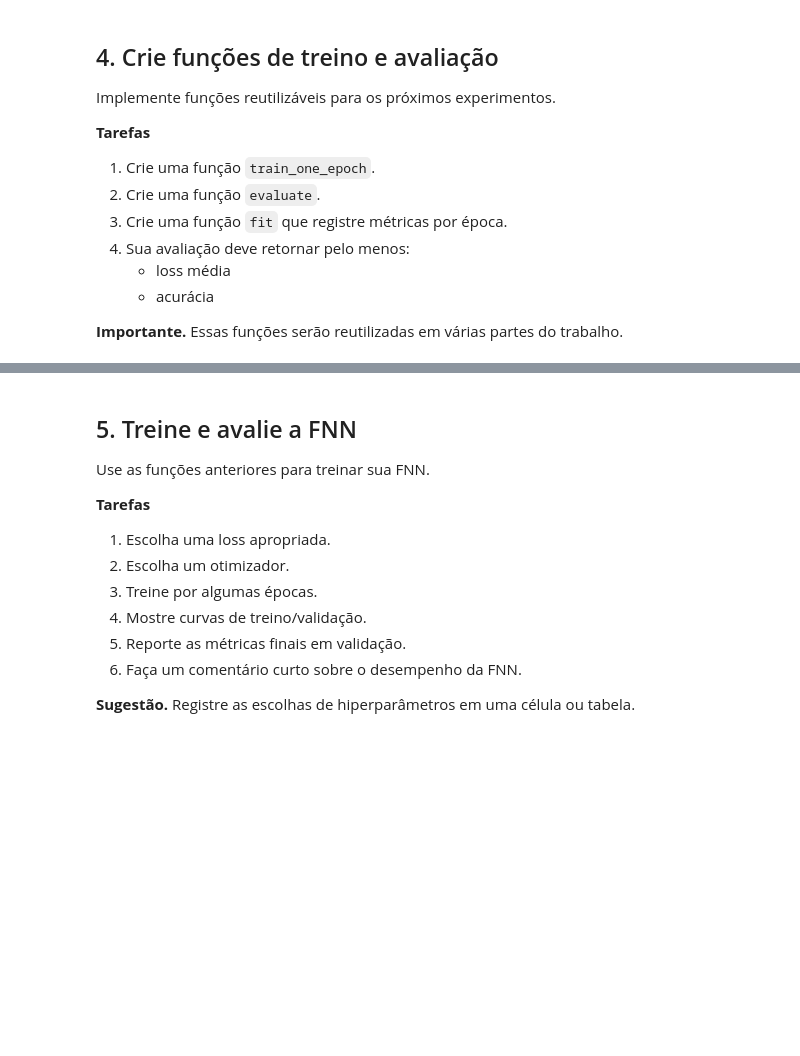
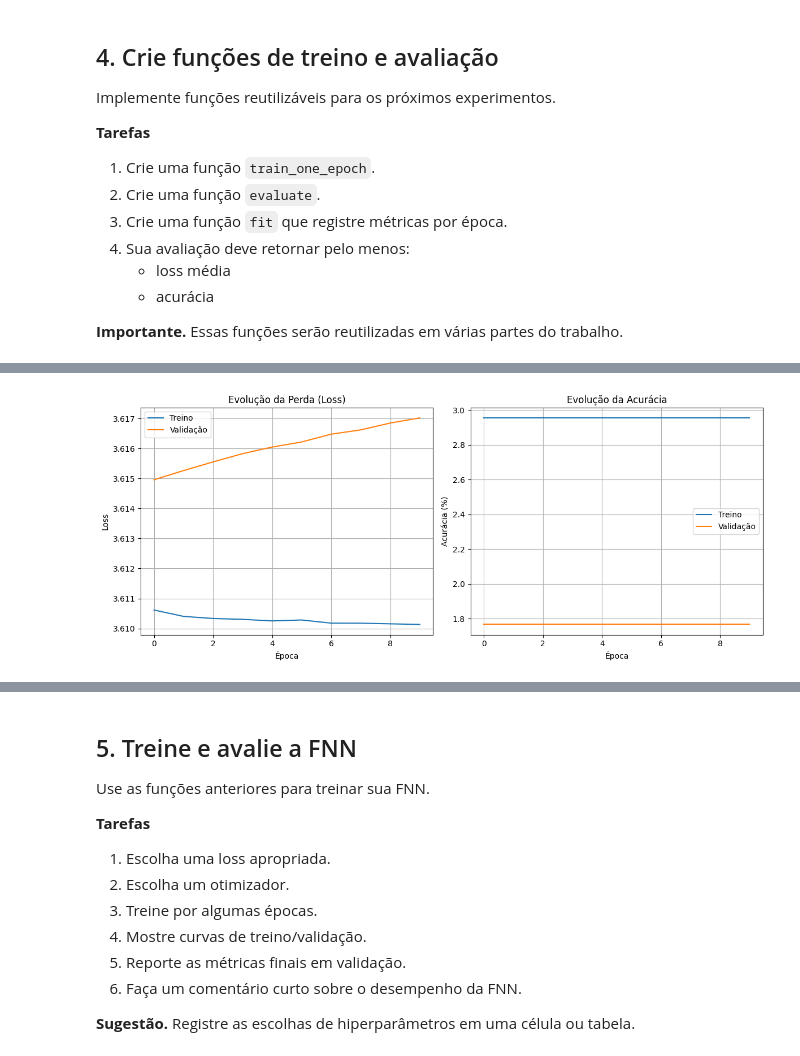
Before and after one commit to Heri-impatech/trabalho_I_ml2, a Jupyter notebook: trabalho_1/classificacao_com_cnn.ipynb, the cells around one changed output, grey strips where cells are left out. Saved outputs shown, nothing was run; the diff lists cells and outputs as text; code cells hidden in the pictures; blank space fills up the shorter version.

```diff
--- a/trabalho_1/classificacao_com_cnn.ipynb
+++ b/trabalho_1/classificacao_com_cnn.ipynb
@@ -409,0 +515,30 @@ optimizer = optim.Adam(model_fnn_simple.parameters(), lr=0.001)
+# %%
+import matplotlib.pyplot as plt
+
+# Criar uma figura com dois subplots (Loss e Acurácia)
+plt.figure(figsize=(12, 5))
+
+# Gráfico 1: Loss (Perda)
+plt.subplot(1, 2, 1)
+plt.plot(historico['train_loss'], label='Treino')
+plt.plot(historico['val_loss'], label='Validação')
+plt.title('Evolução da Perda (Loss)')
+plt.xlabel('Época')
+plt.ylabel('Loss')
+plt.legend()
+plt.grid(True)
+
+# Gráfico 2: Acurácia
+plt.subplot(1, 2, 2)
+plt.plot(historico['train_acc'], label='Treino')
+plt.plot(historico['val_acc'], label='Validação')
+plt.title('Evolução da Acurácia')
+plt.xlabel('Época')
+plt.ylabel('Acurácia (%)')
+plt.legend()
+plt.grid(True)
+
+plt.tight_layout()
+plt.show()
+# %% [output]
+[figure, added]
```
Also changed, not shown: parts of 7 cells of this notebook.
